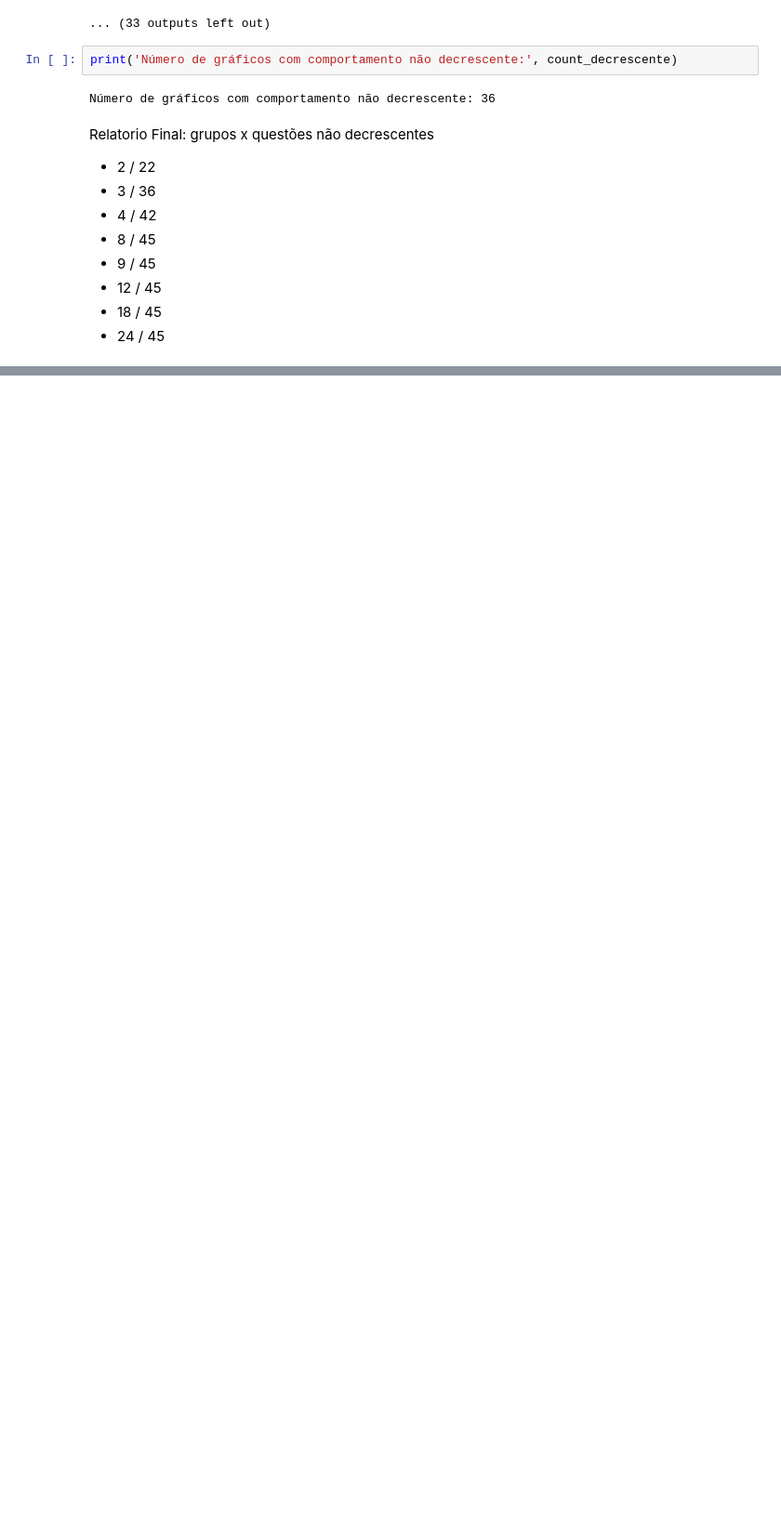
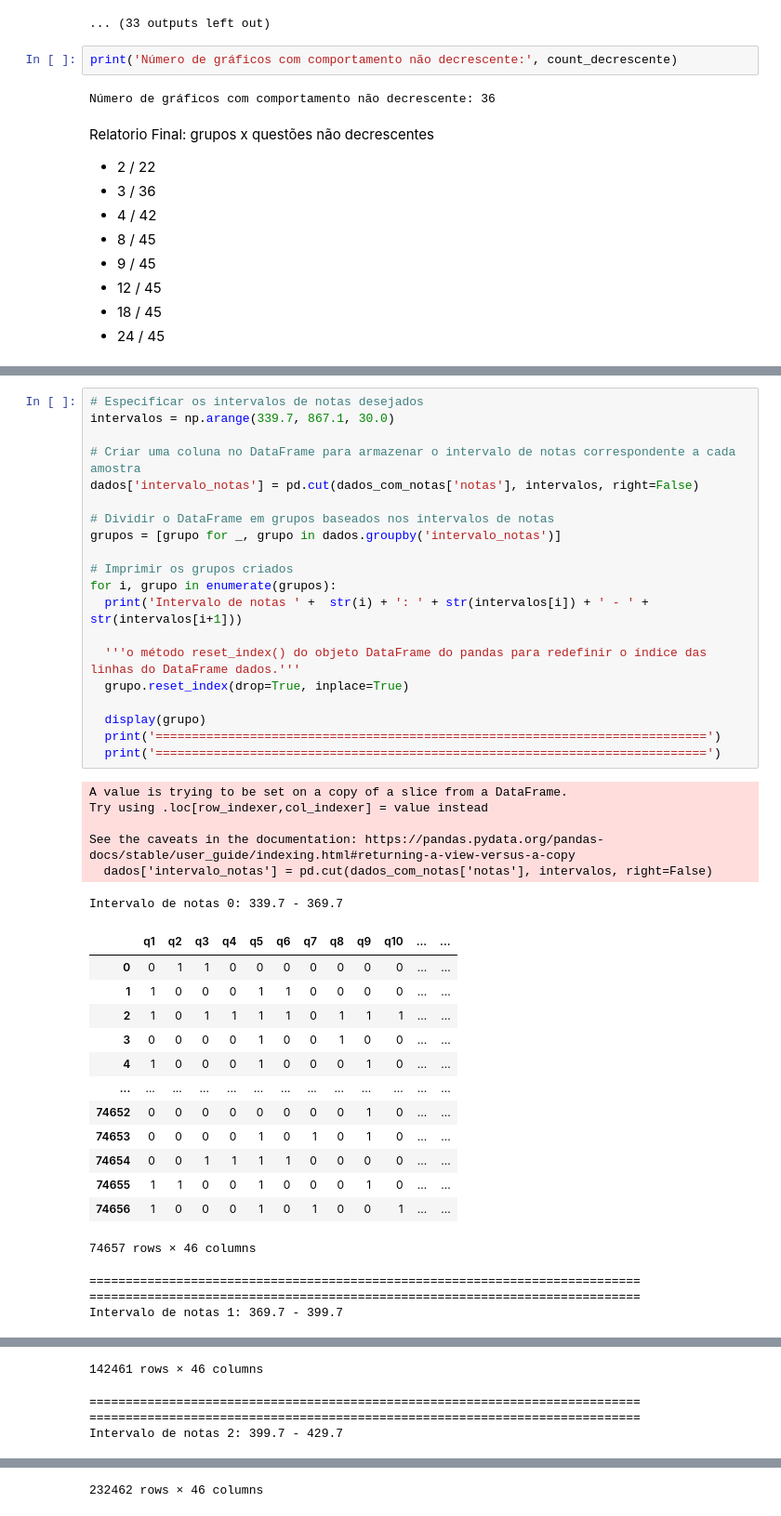
Before and after one commit to Gus-1003/Projeto_Pesquisa_Enem, a Jupyter notebook: Enem2021_TRI.ipynb, the cells around one changed output, grey strips where cells are left out. Shown at 93% size. Saved outputs shown, nothing was run; the diff lists cells and outputs as text; blank space fills up the shorter version.

```diff
--- a/Enem2021_TRI.ipynb
+++ b/Enem2021_TRI.ipynb
@@ -360,0 +382,43 @@ Relatorio Final: grupos x questões não decrescentes
+# %%
+# Especificar os intervalos de notas desejados
+intervalos = np.arange(339.7, 867.1, 30.0)
+
+# Criar uma coluna no DataFrame para armazenar o intervalo de notas correspondente a cada amostra
+dados['intervalo_notas'] = pd.cut(dados_com_notas['notas'], intervalos, right=False)
+
+# Dividir o DataFrame em grupos baseados nos intervalos de notas
+grupos = [grupo for _, grupo in dados.groupby('intervalo_notas')]
+
+# Imprimir os grupos criados
+for i, grupo in enumerate(grupos):
+  print('Intervalo de notas ' +  str(i) + ': ' + str(intervalos[i]) + ' - ' + str(intervalos[i+1]))
+
+  '''o método reset_index() do objeto DataFrame do pandas para redefinir o índice das linhas do DataFrame dados.'''
+  grupo.reset_index(drop=True, inplace=True)
+
+  display(grupo)
+  print('============================================================================')
+  print('============================================================================')
+# %% [output]
+A value is trying to be set on a copy of a slice from a DataFrame.
+Try using .loc[row_indexer,col_indexer] = value instead
+
+See the caveats in the documentation: https://pandas.pydata.org/pandas-docs/stable/user_guide/indexing.html#returning-a-view-versus-a-copy
+  dados['intervalo_notas'] = pd.cut(dados_com_notas['notas'], intervalos, right=False)
+Intervalo de notas 0: 339.7 - 369.7
+|  | q1 | q2 | q3 | q4 | q5 | q6 | q7 | q8 | q9 | q10 | ... | ... |
+| 0 | 0 | 1 | 1 | 0 | 0 | 0 | 0 | 0 | 0 | 0 | ... | ... |
+| 1 | 1 | 0 | 0 | 0 | 1 | 1 | 0 | 0 | 0 | 0 | ... | ... |
+| 2 | 1 | 0 | 1 | 1 | 1 | 1 | 0 | 1 | 1 | 1 | ... | ... |
+| 3 | 0 | 0 | 0 | 0 | 1 | 0 | 0 | 1 | 0 | 0 | ... | ... |
+| 4 | 1 | 0 | 0 | 0 | 1 | 0 | 0 | 0 | 1 | 0 | ... | ... |
+| ... | ... | ... | ... | ... | ... | ... | ... | ... | ... | ... | ... | ... |
+| 74652 | 0 | 0 | 0 | 0 | 0 | 0 | 0 | 0 | 1 | 0 | ... | ... |
+| 74653 | 0 | 0 | 0 | 0 | 1 | 0 | 1 | 0 | 1 | 0 | ... | ... |
+| 74654 | 0 | 0 | 1 | 1 | 1 | 1 | 0 | 0 | 0 | 0 | ... | ... |
+| 74655 | 1 | 1 | 0 | 0 | 1 | 0 | 0 | 0 | 1 | 0 | ... | ... |
+| 74656 | 1 | 0 | 0 | 0 | 1 | 0 | 1 | 0 | 0 | 1 | ... | ... |
+74657 rows × 46 columns
+============================================================================
+============================================================================
+Intervalo de notas 1: 369.7 - 399.7
@@ -360,0 +437,4 @@ Relatorio Final: grupos x questões não decrescentes
+142461 rows × 46 columns
+============================================================================
+============================================================================
+Intervalo de notas 2: 399.7 - 429.7
@@ -360,0 +453 @@ Relatorio Final: grupos x questões não decrescentes
+232462 rows × 46 columns
```
Also changed, not shown: parts of 20 cells of this notebook.
